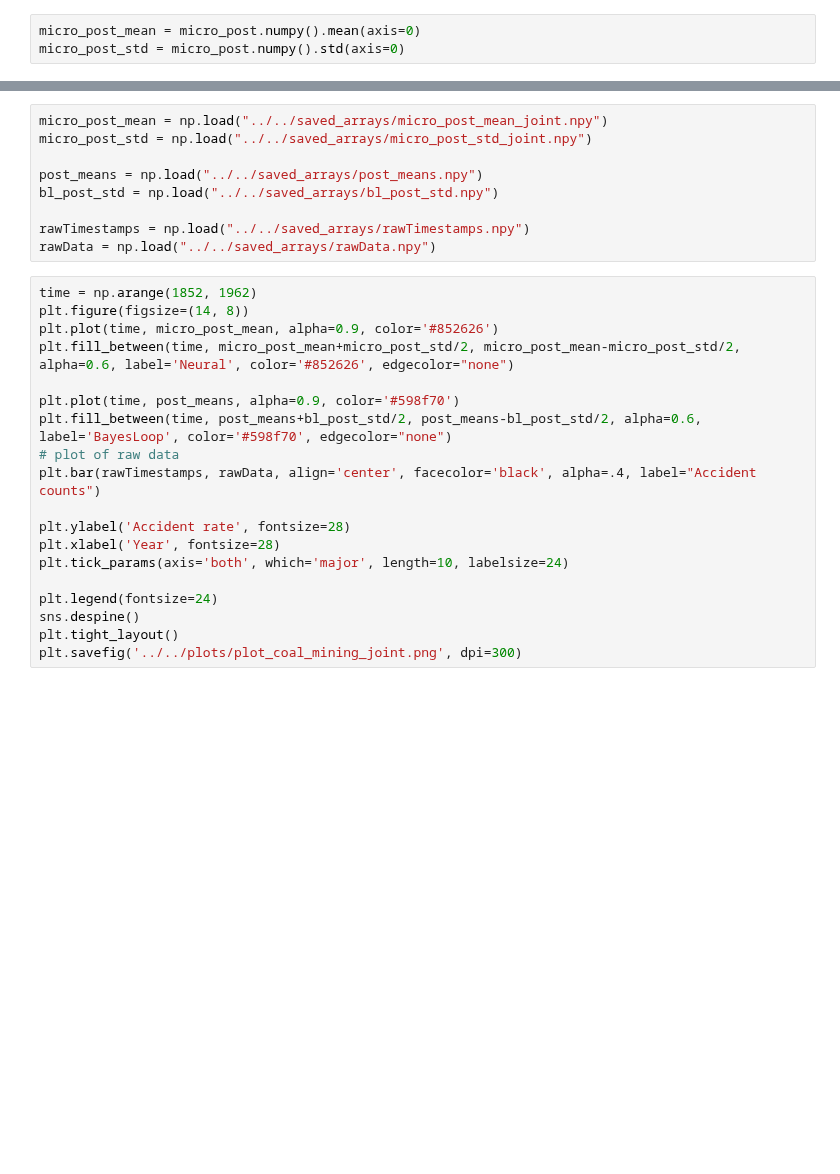
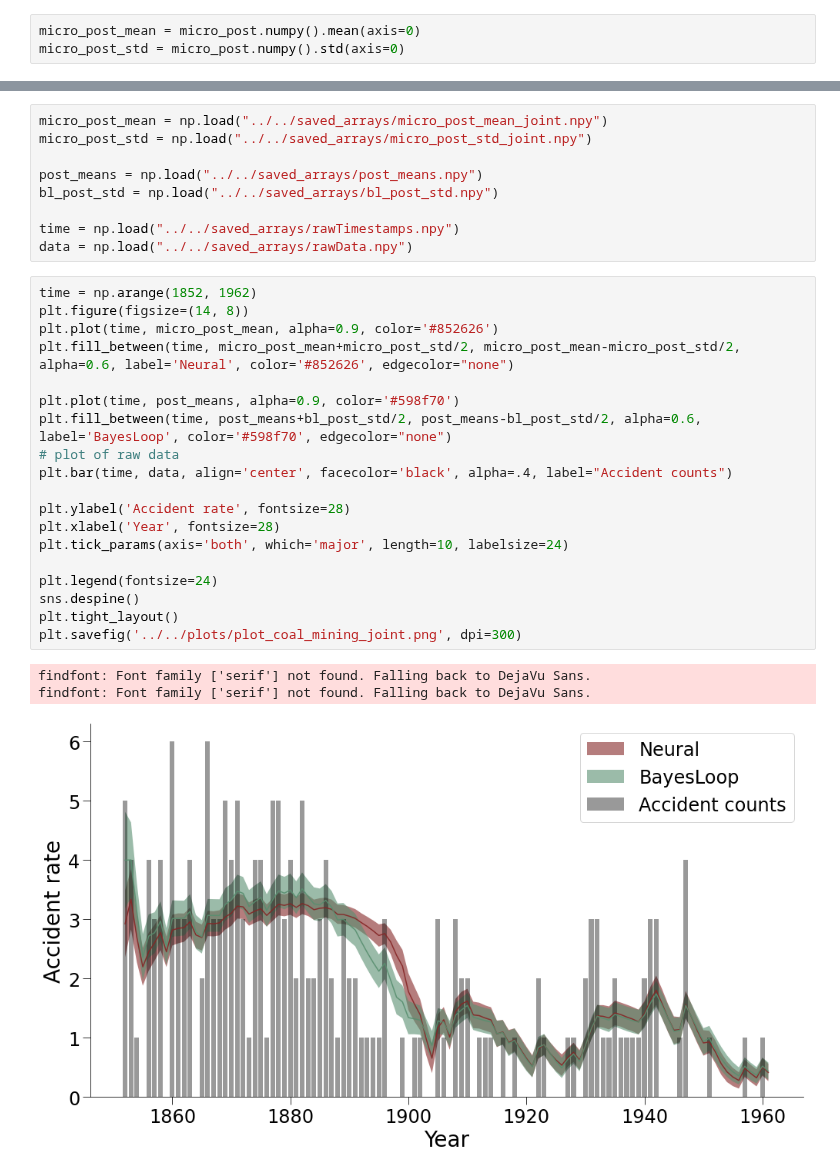
Before and after one commit to LuSchumacher/dynamic_ddm, a Jupyter notebook: benchmarks/bayesloop/coal_mining_benchmark_joint.ipynb, the cells around one changed output, grey strips where cells are left out. Drawn from its saved outputs; the diff is of its cells as text; blank space fills up the shorter version.

```diff
--- a/benchmarks/bayesloop/coal_mining_benchmark_joint.ipynb
+++ b/benchmarks/bayesloop/coal_mining_benchmark_joint.ipynb
@@ -210,24 +219,28 @@ micro_post_std = np.load("../../saved_arrays/micro_post_std_joint.npy")
 post_means = np.load("../../saved_arrays/post_means.npy")
 bl_post_std = np.load("../../saved_arrays/bl_post_std.npy")
 
-rawTimestamps = np.load("../../saved_arrays/rawTimestamps.npy")
-rawData = np.load("../../saved_arrays/rawData.npy")
+time = np.load("../../saved_arrays/rawTimestamps.npy")
+data = np.load("../../saved_arrays/rawData.npy")
 # %%
 time = np.arange(1852, 1962)
 plt.figure(figsize=(14, 8))
 plt.plot(time, micro_post_mean, alpha=0.9, color='#852626')
 plt.fill_between(time, micro_post_mean+micro_post_std/2, micro_post_mean-micro_post_std/2, alpha=0.6, label='Neural', color='#852626', edgecolor="none")
 
 plt.plot(time, post_means, alpha=0.9, color='#598f70')
 plt.fill_between(time, post_means+bl_post_std/2, post_means-bl_post_std/2, alpha=0.6, label='BayesLoop', color='#598f70', edgecolor="none")
 # plot of raw data
-plt.bar(rawTimestamps, rawData, align='center', facecolor='black', alpha=.4, label="Accident counts")
+plt.bar(time, data, align='center', facecolor='black', alpha=.4, label="Accident counts")
 
 plt.ylabel('Accident rate', fontsize=28)
 plt.xlabel('Year', fontsize=28)
 plt.tick_params(axis='both', which='major', length=10, labelsize=24)
 
 plt.legend(fontsize=24)
 sns.despine()
 plt.tight_layout()
 plt.savefig('../../plots/plot_coal_mining_joint.png', dpi=300)
+# %% [output]
+findfont: Font family ['serif'] not found. Falling back to DejaVu Sans.
+findfont: Font family ['serif'] not found. Falling back to DejaVu Sans.
+[figure, added]
```
Also changed, not shown: parts of 2 cells of this notebook.
